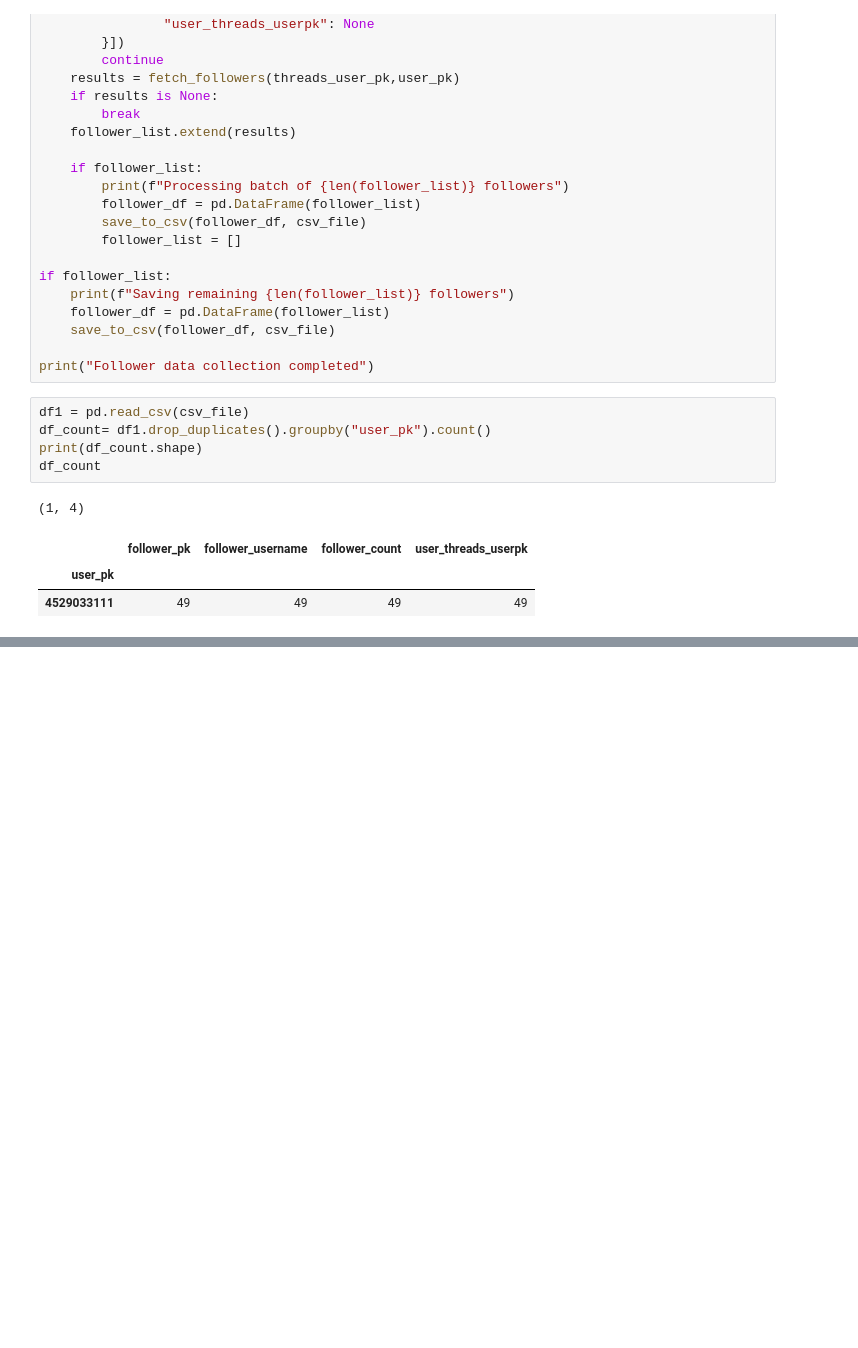
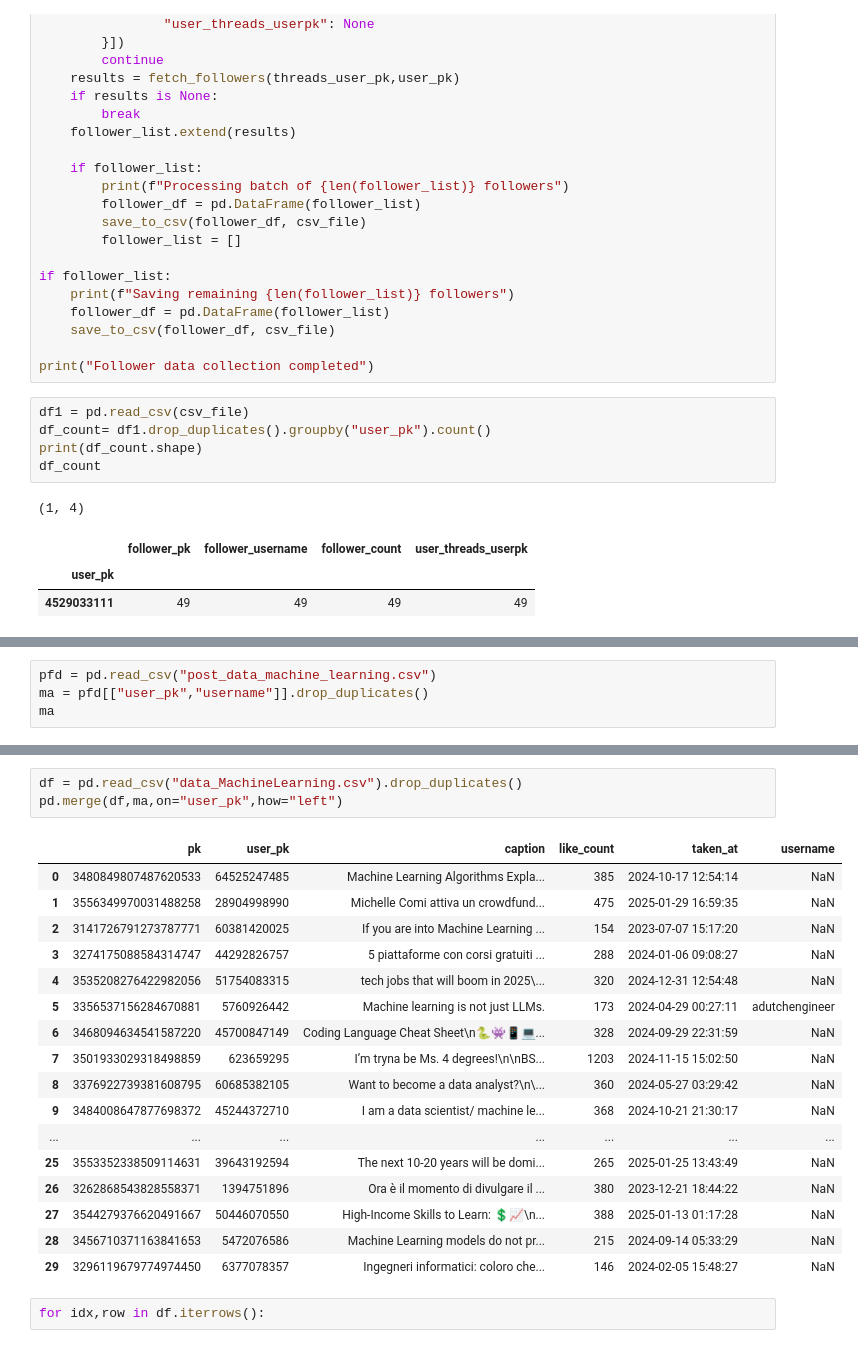
Before and after one commit to Alexis2628/progettoasnm, a Jupyter notebook: Code/data_extraction/ML/retrieve_data.ipynb, the cells around one changed output, grey strips where cells are left out. Saved outputs shown, nothing was run; the diff lists cells and outputs as text; blank space fills up the shorter version.

```diff
--- a/Code/data_extraction/ML/retrieve_data.ipynb
+++ b/Code/data_extraction/ML/retrieve_data.ipynb
@@ -263,0 +266,4 @@ df_count
+# %%
+pfd = pd.read_csv("post_data_machine_learning.csv")
+ma = pfd[["user_pk","username"]].drop_duplicates()
+ma
@@ -263,0 +284,23 @@ df_count
+# %%
+df = pd.read_csv("data_MachineLearning.csv").drop_duplicates()
+pd.merge(df,ma,on="user_pk",how="left")
+# %% [output]
+|  | pk | user_pk | caption | like_count | taken_at | username |
+| 0 | 3480849807487620533 | 64525247485 | Machine Learning Algorithms Expla... | 385 | 2024-10-17 12:54:14 | NaN |
+| 1 | 3556349970031488258 | 28904998990 | Michelle Comi attiva un crowdfund... | 475 | 2025-01-29 16:59:35 | NaN |
+| 2 | 3141726791273787771 | 60381420025 | If you are into Machine Learning ... | 154 | 2023-07-07 15:17:20 | NaN |
+| 3 | 3274175088584314747 | 44292826757 | 5 piattaforme con corsi gratuiti ... | 288 | 2024-01-06 09:08:27 | NaN |
+| 4 | 3535208276422982056 | 51754083315 | tech jobs that will boom in 2025\... | 320 | 2024-12-31 12:54:48 | NaN |
+| 5 | 3356537156284670881 | 5760926442 | Machine learning is not just LLMs. | 173 | 2024-04-29 00:27:11 | adutchengineer |
+| 6 | 3468094634541587220 | 45700847149 | Coding Language Cheat Sheet\n🐍👾📱💻... | 328 | 2024-09-29 22:31:59 | NaN |
+| 7 | 3501933029318498859 | 623659295 | I’m tryna be Ms. 4 degrees!\n\nBS... | 1203 | 2024-11-15 15:02:50 | NaN |
+| 8 | 3376922739381608795 | 60685382105 | Want to become a data analyst?\n\... | 360 | 2024-05-27 03:29:42 | NaN |
+| 9 | 3484008647877698372 | 45244372710 | I am a data scientist/ machine le... | 368 | 2024-10-21 21:30:17 | NaN |
+| ... | ... | ... | ... | ... | ... | ... |
+| 25 | 3553352338509114631 | 39643192594 | The next 10-20 years will be domi... | 265 | 2025-01-25 13:43:49 | NaN |
+| 26 | 3262868543828558371 | 1394751896 | Ora è il momento di divulgare il ... | 380 | 2023-12-21 18:44:22 | NaN |
+| 27 | 3544279376620491667 | 50446070550 | High-Income Skills to Learn: 💲📈\n... | 388 | 2025-01-13 01:17:28 | NaN |
+| 28 | 3456710371163841653 | 5472076586 | Machine Learning models do not pr... | 215 | 2024-09-14 05:33:29 | NaN |
+| 29 | 3296119679774974450 | 6377078357 | Ingegneri informatici: coloro che... | 146 | 2024-02-05 15:48:27 | NaN |
+# %%
+for idx,row in df.iterrows():
```
Also changed, not shown: parts of 2 cells of this notebook, 11 other files.
